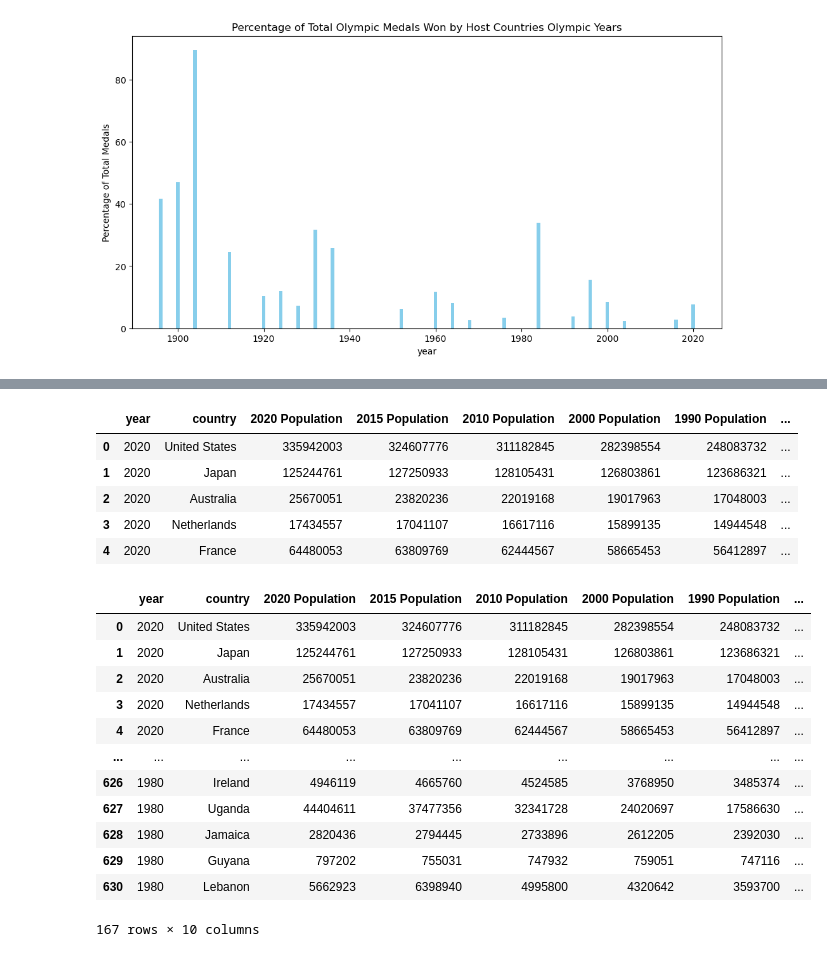
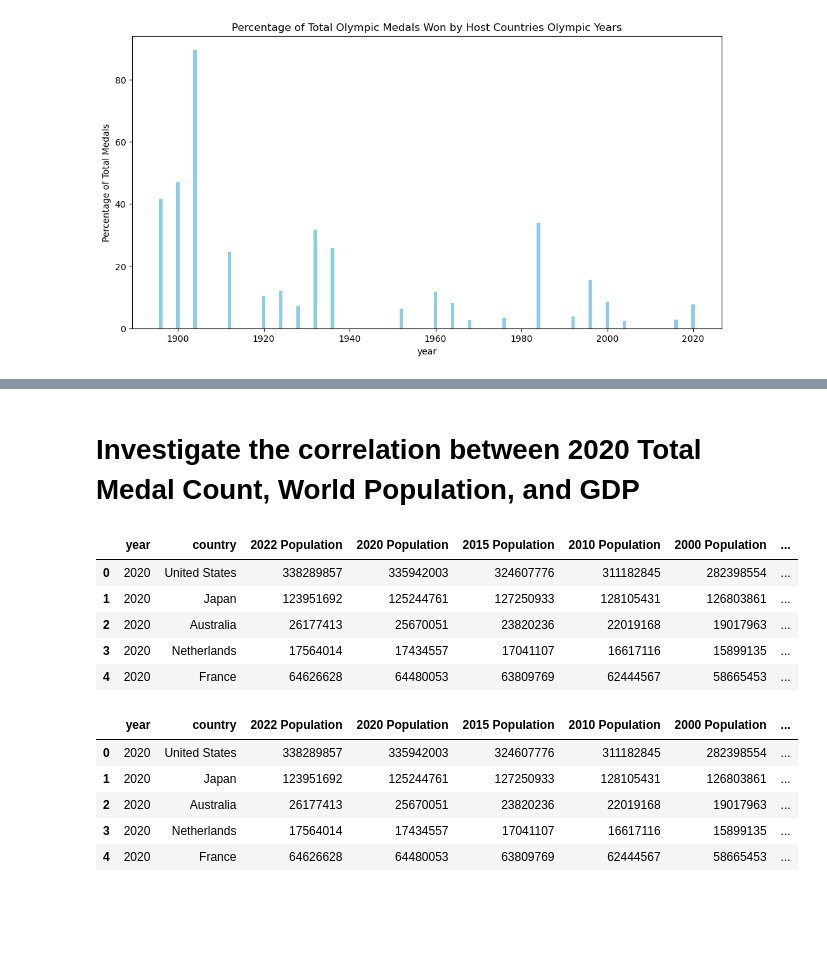
Before and after one commit to ncmoliver/olympic_analysis, a Jupyter notebook: olympic_analysis.ipynb, the cells around one changed output, grey strips where cells are left out. Cells and saved outputs as stored; diff of their text form; code cells hidden in the pictures; blank space fills up the shorter version.

```diff
--- a/olympic_analysis.ipynb
+++ b/olympic_analysis.ipynb
@@ -485,32 +482,29 @@ plt.show()
+# %% [markdown]
+# Investigate the correlation between 2020 Total Medal Count, World Population, and GDP
 # %%
 # Set up world population
 pop_dict = {}
 pop_years = [2020, 2015, 2010, 2000, 1990, 1980, 1970]
-world_population = data[['year','country', '2020 Population', '2015 Population', '2010 Population',
+world_population = data[['year','country', '2022 Population',
+       '2020 Population', '2015 Population', '2010 Population',
        '2000 Population', '1990 Population', '1980 Population',
-       '1970 Population', 'total']].copy()
+       '1970 Population', '1970', '1980', '1990', '2000', '2010', '2015',
+       '2020', 'total']].copy()
 world_population.head()
 # %% [output]
-|  | year | country | 2020 Population | 2015 Population | 2010 Population | 2000 Population | 1990 Population | ... |
-| 0 | 2020 | United States | 335942003 | 324607776 | 311182845 | 282398554 | 248083732 | ... |
-| 1 | 2020 | Japan | 125244761 | 127250933 | 128105431 | 126803861 | 123686321 | ... |
-| 2 | 2020 | Australia | 25670051 | 23820236 | 22019168 | 19017963 | 17048003 | ... |
-| 3 | 2020 | Netherlands | 17434557 | 17041107 | 16617116 | 15899135 | 14944548 | ... |
-| 4 | 2020 | France | 64480053 | 63809769 | 62444567 | 58665453 | 56412897 | ... |
+|  | year | country | 2022 Population | 2020 Population | 2015 Population | 2010 Population | 2000 Population | ... |
+| 0 | 2020 | United States | 338289857 | 335942003 | 324607776 | 311182845 | 282398554 | ... |
+| 1 | 2020 | Japan | 123951692 | 125244761 | 127250933 | 128105431 | 126803861 | ... |
+| 2 | 2020 | Australia | 26177413 | 25670051 | 23820236 | 22019168 | 19017963 | ... |
+| 3 | 2020 | Netherlands | 17564014 | 17434557 | 17041107 | 16617116 | 15899135 | ... |
+| 4 | 2020 | France | 64626628 | 64480053 | 63809769 | 62444567 | 58665453 | ... |
 # %%
 filtered_data = world_population.loc[world_population['year'].isin(pop_years)].copy()
-filtered_data
+filtered_data.head()
 # %% [output]
-|  | year | country | 2020 Population | 2015 Population | 2010 Population | 2000 Population | 1990 Population | ... |
-| 0 | 2020 | United States | 335942003 | 324607776 | 311182845 | 282398554 | 248083732 | ... |
-| 1 | 2020 | Japan | 125244761 | 127250933 | 128105431 | 126803861 | 123686321 | ... |
-| 2 | 2020 | Australia | 25670051 | 23820236 | 22019168 | 19017963 | 17048003 | ... |
-| 3 | 2020 | Netherlands | 17434557 | 17041107 | 16617116 | 15899135 | 14944548 | ... |
-| 4 | 2020 | France | 64480053 | 63809769 | 62444567 | 58665453 | 56412897 | ... |
-| ... | ... | ... | ... | ... | ... | ... | ... | ... |
-| 626 | 1980 | Ireland | 4946119 | 4665760 | 4524585 | 3768950 | 3485374 | ... |
-| 627 | 1980 | Uganda | 44404611 | 37477356 | 32341728 | 24020697 | 17586630 | ... |
-| 628 | 1980 | Jamaica | 2820436 | 2794445 | 2733896 | 2612205 | 2392030 | ... |
-| 629 | 1980 | Guyana | 797202 | 755031 | 747932 | 759051 | 747116 | ... |
-| 630 | 1980 | Lebanon | 5662923 | 6398940 | 4995800 | 4320642 | 3593700 | ... |
+|  | year | country | 2022 Population | 2020 Population | 2015 Population | 2010 Population | 2000 Population | ... |
+| 0 | 2020 | United States | 338289857 | 335942003 | 324607776 | 311182845 | 282398554 | ... |
+| 1 | 2020 | Japan | 123951692 | 125244761 | 127250933 | 128105431 | 126803861 | ... |
+| 2 | 2020 | Australia | 26177413 | 25670051 | 23820236 | 22019168 | 19017963 | ... |
+| 3 | 2020 | Netherlands | 17564014 | 17434557 | 17041107 | 16617116 | 15899135 | ... |
+| 4 | 2020 | France | 64626628 | 64480053 | 63809769 | 62444567 | 58665453 | ... |
-167 rows × 10 columns
```
Also changed, not shown: parts of 5 cells of this notebook, 1 other file.
